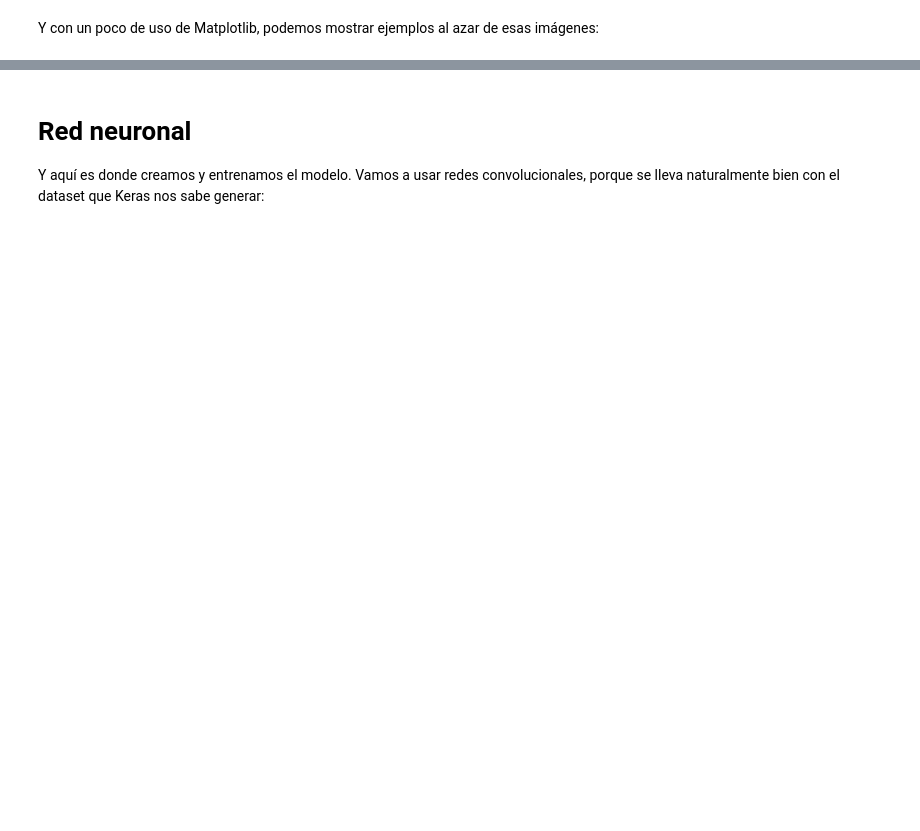
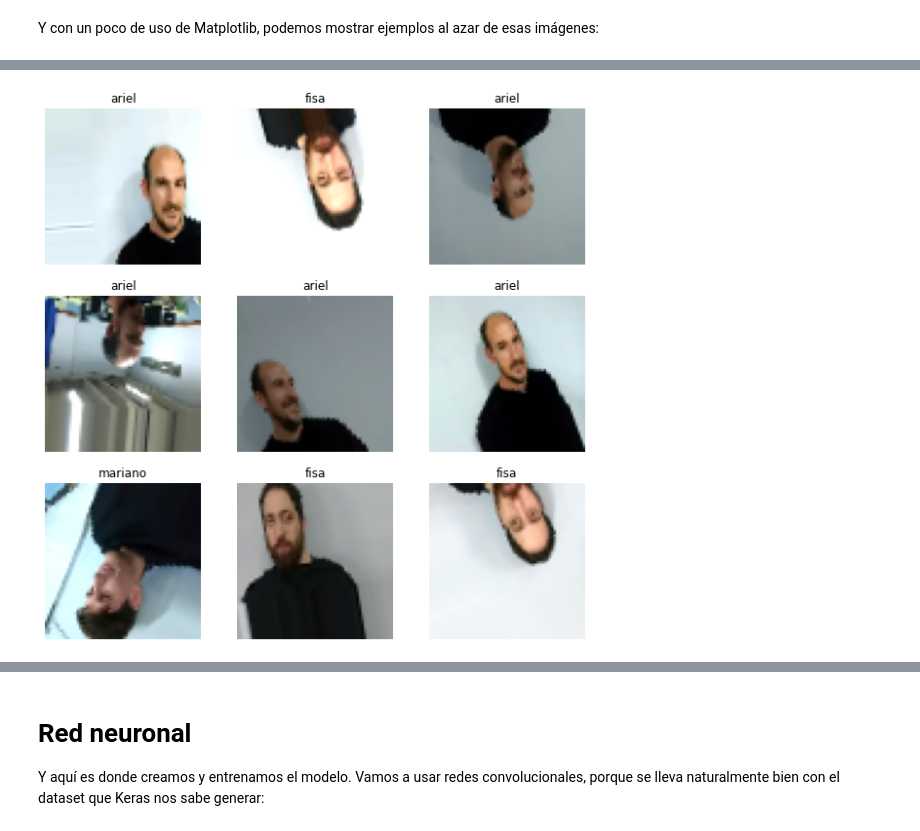
Before and after one commit to ucseml-team/machine-learning-course, a Jupyter notebook: profes_classifier/profes_classifier.ipynb, the cells around one changed output, grey strips where cells are left out. Saved outputs shown, nothing was run; the diff lists cells and outputs as text; code cells hidden in the pictures; blank space fills up the shorter version.

```diff
--- a/profes_classifier/profes_classifier.ipynb
+++ b/profes_classifier/profes_classifier.ipynb
@@ -131,3 +143,7 @@ sample_images(train)
+# %%
+sample_images(train_alterado)
+# %% [output]
+[figure, added]
 # %%
 sample_images(validation)
 # %% [output]
```
Also changed, not shown: parts of 17 cells of this notebook.
